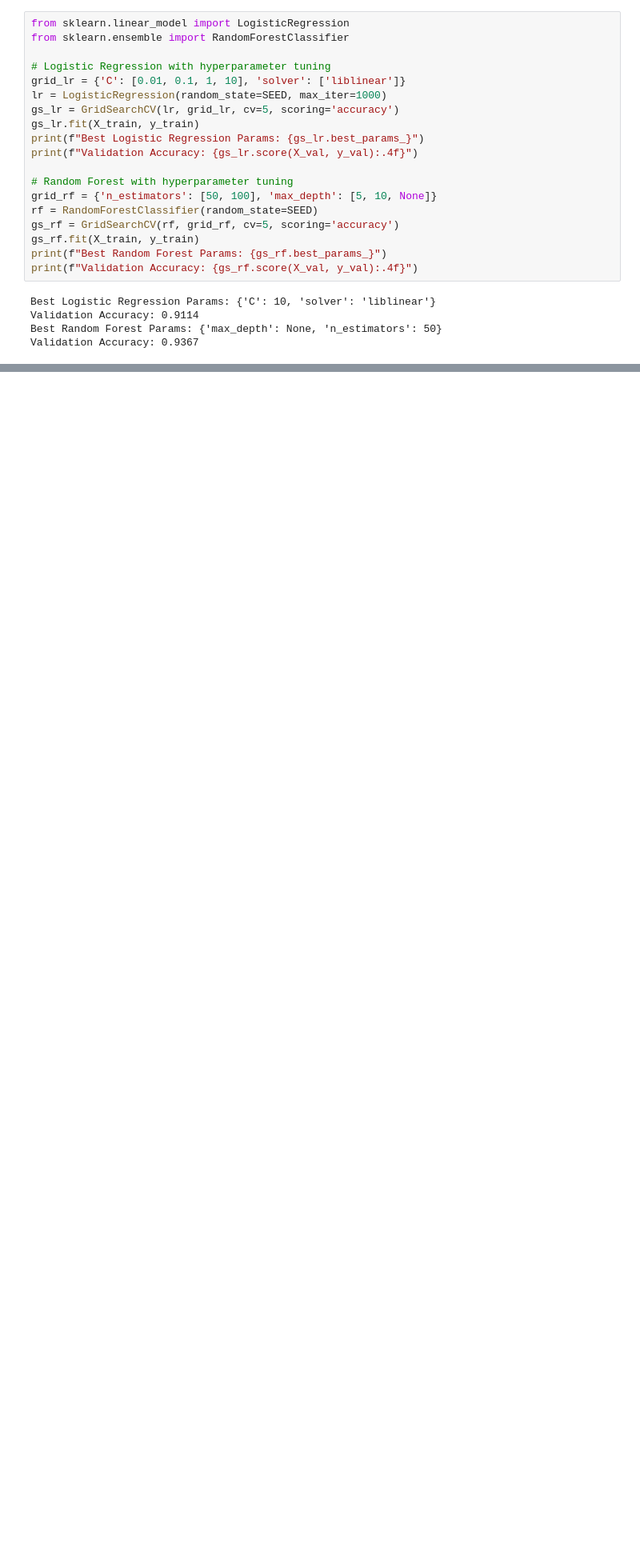
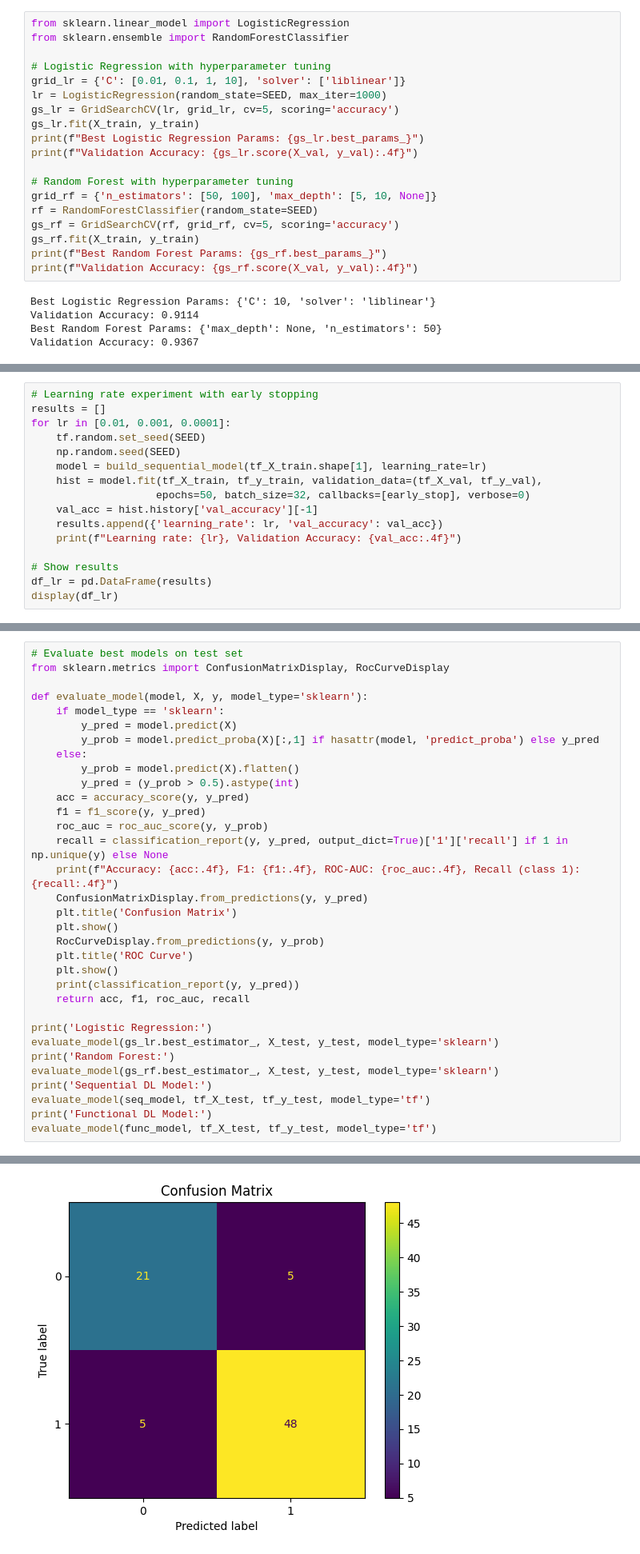
Before and after one commit to JokMaker/summative-model-training-evaluation, a Jupyter notebook: summative_assignment_notebook.ipynb, the cells around one changed output, grey strips where cells are left out. Shown at 80% size. Drawn from its saved outputs; the diff is of its cells as text; blank space fills up the shorter version.

```diff
--- a/summative_assignment_notebook.ipynb
+++ b/summative_assignment_notebook.ipynb
@@ -1517,0 +601,16 @@ This project systematically compared traditional Machine Learning models (Logist
+# %%
+# Learning rate experiment with early stopping
+results = []
+for lr in [0.01, 0.001, 0.0001]:
+    tf.random.set_seed(SEED)
+    np.random.seed(SEED)
+    model = build_sequential_model(tf_X_train.shape[1], learning_rate=lr)
+    hist = model.fit(tf_X_train, tf_y_train, validation_data=(tf_X_val, tf_y_val),
+                    epochs=50, batch_size=32, callbacks=[early_stop], verbose=0)
+    val_acc = hist.history['val_accuracy'][-1]
+    results.append({'learning_rate': lr, 'val_accuracy': val_acc})
+    print(f"Learning rate: {lr}, Validation Accuracy: {val_acc:.4f}")
+
+# Show results
+df_lr = pd.DataFrame(results)
+display(df_lr)
@@ -1517,0 +633,34 @@ This project systematically compared traditional Machine Learning models (Logist
+# %%
+# Evaluate best models on test set
+from sklearn.metrics import ConfusionMatrixDisplay, RocCurveDisplay
+
+def evaluate_model(model, X, y, model_type='sklearn'):
+    if model_type == 'sklearn':
+        y_pred = model.predict(X)
+        y_prob = model.predict_proba(X)[:,1] if hasattr(model, 'predict_proba') else y_pred
+    else:
+        y_prob = model.predict(X).flatten()
+        y_pred = (y_prob > 0.5).astype(int)
+    acc = accuracy_score(y, y_pred)
+    f1 = f1_score(y, y_pred)
+    roc_auc = roc_auc_score(y, y_prob)
+    recall = classification_report(y, y_pred, output_dict=True)['1']['recall'] if 1 in np.unique(y) else None
+    print(f"Accuracy: {acc:.4f}, F1: {f1:.4f}, ROC-AUC: {roc_auc:.4f}, Recall (class 1): {recall:.4f}")
+    ConfusionMatrixDisplay.from_predictions(y, y_pred)
+    plt.title('Confusion Matrix')
+    plt.show()
+    RocCurveDisplay.from_predictions(y, y_prob)
+    plt.title('ROC Curve')
+    plt.show()
+    print(classification_report(y, y_pred))
+    return acc, f1, roc_auc, recall
+
+print('Logistic Regression:')
+evaluate_model(gs_lr.best_estimator_, X_test, y_test, model_type='sklearn')
+print('Random Forest:')
+evaluate_model(gs_rf.best_estimator_, X_test, y_test, model_type='sklearn')
+print('Sequential DL Model:')
+evaluate_model(seq_model, tf_X_test, tf_y_test, model_type='tf')
+print('Functional DL Model:')
+evaluate_model(func_model, tf_X_test, tf_y_test, model_type='tf')
+# %% [output]
@@ -1517,0 +696 @@ This project systematically compared traditional Machine Learning models (Logist
+[figure, added]
```
Also changed, not shown: parts of 77 cells of this notebook.
